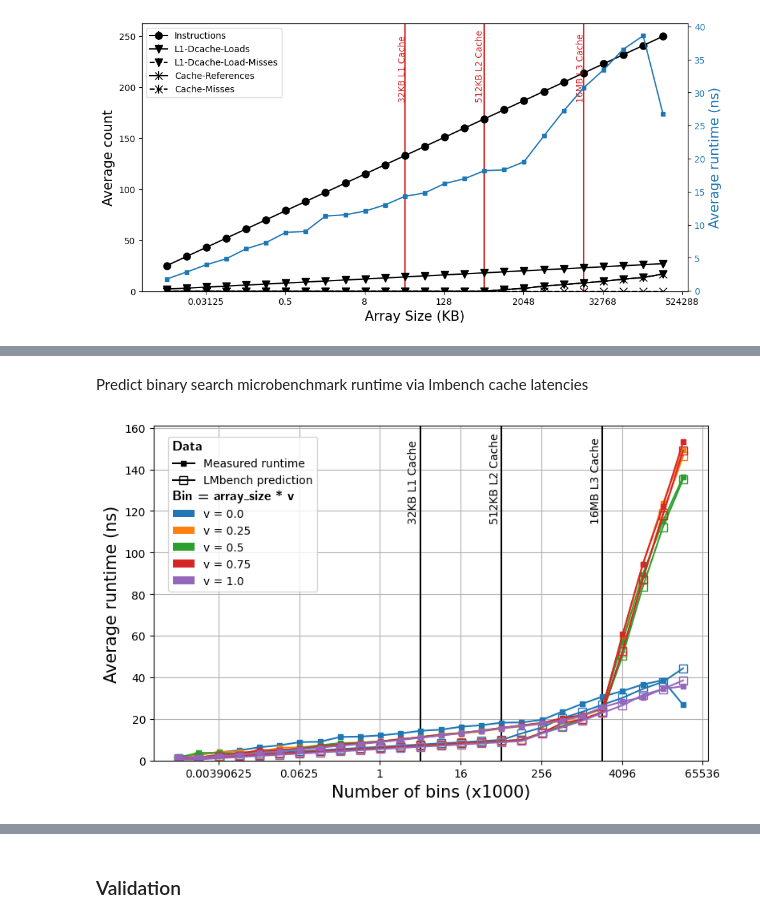
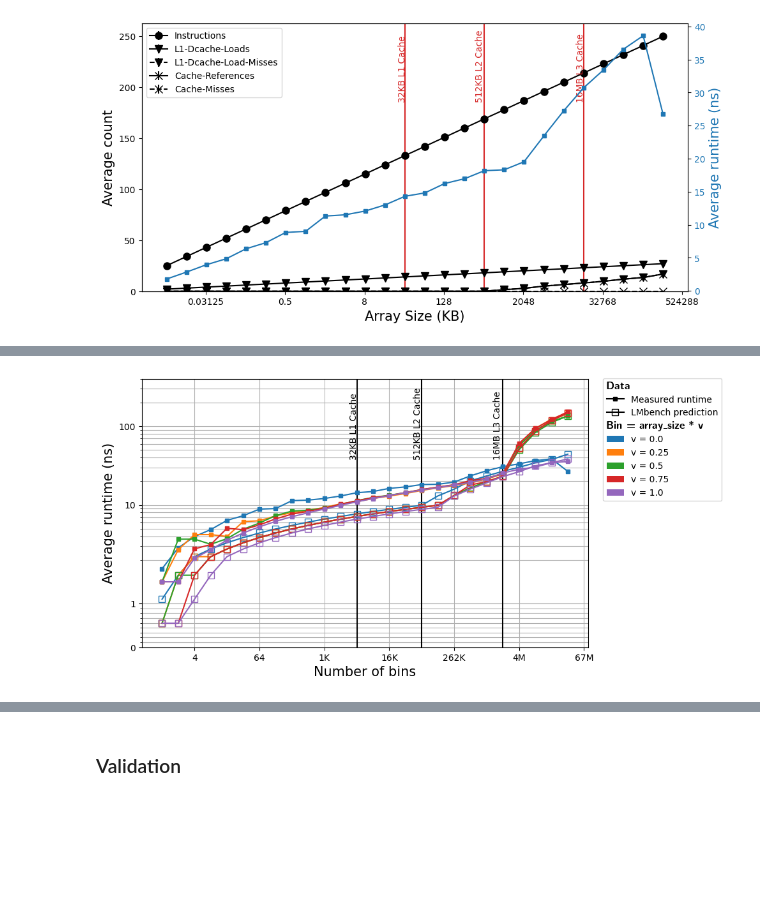
Before and after one commit to jolly-chen/msc-project, a Jupyter notebook: cpu-sequential/validation-das6.ipynb, the cells around one changed output, grey strips where cells are left out. Drawn from its saved outputs; the diff is of its cells as text; code cells hidden in the pictures; blank space fills up the shorter version.

Commit message:
Add binsearch validation

```diff
--- a/cpu-sequential/validation-das6.ipynb
+++ b/cpu-sequential/validation-das6.ipynb
@@ -744,5 +765,6 @@ bm_df.head(10)
 # %%
-validation_results = "das6-cpu/20231127-223143"
+# validation_results = "das6-cpu/20231127-223143"
+validation_results = "das6-cpu/inner_validation"
 validation_df = pd.read_csv(validation_results)
 validation_df["nvals"] =  validation_df["input"].apply(lambda s: float(s.split("_")[-1].split(".")[0]))
 validation_df["distribution"] =  validation_df["input"].apply(lambda s: s.split("_")[1])
@@ -816,14 +850,18 @@ usb_df
 # %%
+selected_bins = unique_nbins
+
 for nb in unique_nbins:
-    plt.errorbar(unique_nvals, gp_vd.mean().loc["CPU", "uniform", :, nb, 32768, False]["tstats"],
-                 yerr=gp_vd.std().loc["CPU", "uniform", :, nb, 32768, False]["tstats"],
-                 marker="o", ecolor="k", label=f"{int(nb)} bin{'s' if int(nb) > 1 else ''}")
+    avg = gp_vd.mean().loc["CPU", "constant-0.5", :, nb, 32768, False]
+    std = gp_vd.mean().loc["CPU", "constant-0.5", :, nb, 32768, False]
+    plt.errorbar(unique_nvals, avg["tstats"], yerr=std["tstats"],
+                 marker="o", ecolor="k", label=f"{human_readable(int(nb))} bin{'s' if int(nb) > 1 else ''}")
 
 plt.plot(unique_nvals, np.repeat(usb_df["real_time"].values[0],
                                  len(unique_nvals)) * (unique_nvals/1e4)/usb_df["time_factor"].values[0],
+         marker="s",
          label="Prediction")
 plt.xlabel("Number of values")
 plt.ylabel("Time (s)")
-plt.legend()
-plt.savefig("updatestats_validation_das6.pdf")
+plt.legend(loc="upper left")
+# plt.savefig("updatestats_validation_das6.pdf")
 # %% [output]
@@ -1938,10 +1973,9 @@ plt.show()
-# %% [markdown]
-Predict binary search microbenchmark runtime via lmbench cache latencies
 # %%
+######### Predict binary search microbenchmark runtime via lmbench cache latencies ######
 selected_val = cbm_mean["param_1"].unique()
 # selected_val = ["3"]
 unit = "ns"
-norm = 1e3
+norm = 1
 
 fig = plt.figure(figsize=(8, 5))
 ax = plt.subplot(111)
@@ -1966,55 +2000,59 @@ for vi, val in enumerate(selected_val):
     ax.errorbar((avg_df["nbins"])/norm, (avg_l1 + avg_l2 + avg_l3)/4,
               c=colors[vi], marker="s", markersize=7, markerfacecolor='none')
 
-ax.set_ylabel(f"Average runtime ({unit})", color=acolor)
-ax.set_xlabel(f"Number of bins (x{int(norm)})")
+ax.set_xlabel(f"Number of bins")
+ax.set_xscale("log", base=2)
+ax.xaxis.set_major_formatter(ticker.FuncFormatter(lambda x, _: f"{human_readable(int(x))}"))
 # ax.set_xlabel("Array Size (KB)")
 
-ax.set_xscale("log", base=2)
+ax.set_ylabel(f"Average runtime ({unit})", color=acolor)
+ax.set_yscale("symlog")
 ax.tick_params(axis='y', labelcolor=acolor)
-ax.xaxis.set_major_formatter(ticker.FormatStrFormatter("%g"))
+ax.yaxis.set_major_formatter(ticker.FormatStrFormatter("%g"))
+yaxis = plt.gca().yaxis
+yaxis.set_minor_locator(MinorSymLogLocator(1e-1))
 ax.grid(True, which="both")
 
 hmin, hmax = ax.get_ylim()
-div = 115
+hmax = 400
+div = 40
 vclr="k"
 ax.vlines(l1_size/8/norm, ymin=hmin, ymax=hmax, color=vclr)
-ax.text(l1_size/8/norm - 1.5, div, "32KB L1 Cache", rotation=90, color=vclr)
+ax.text(l1_size/8/norm - 1100, div, "32KB L1 Cache", rotation=90, color=vclr)
 ax.vlines(l2_size/8/norm, ymin=hmin, ymax=hmax, color=vclr)
-ax.text(l2_size/8/norm - 22.5, div, "512KB L2 Cache", rotation=90, color=vclr)
+ax.text(l2_size/8/norm - 20000, div, "512KB L2 Cache", rotation=90, color=vclr)
 ax.vlines(l3_size/8/norm, ymin=hmin, ymax=hmax, color=vclr)
-ax.text(l3_size/8/norm - 700, div, "16MB L3 Cache", rotation=90, color=vclr)
+ax.text(l3_size/8/norm - 700000, div, "16MB L3 Cache", rotation=90, color=vclr)
 ax.set_ylim([0, hmax])
 
 hndls = ax.get_legend_handles_labels()[0]
 hndls.insert(0, "Data")
 hndls.insert(3, "Bin = array_size * v")
 lbls = ax.get_legend_handles_labels()[1]
 lbls.insert(0, "")
 lbls.insert(3, "")
 
 # hndls = ["Data"]
 # hndls.extend(ax1.get_legend_handles_labels()[0])
 # hndls.append("Bin = array_size * v")
 # hndls.extend(ax.get_legend_handles_labels()[0])
 # lbls = [""]
 # lbls.extend(ax1.get_legend_handles_labels()[1])
 # lbls.append("")
 # lbls.extend(ax.get_legend_handles_labels()[1])
 
-legend = fig.legend(hndls, lbls, loc='upper left',
-                    bbox_to_anchor=(0.11, 0.95),
+legend = fig.legend(hndls, lbls,  loc='center left', bbox_to_anchor=(0.99, 0.78),
                     handler_map={str: LegendTitle({'fontsize':12})})
 # fig.legend(loc='upper left',
 #            # bbox_to_anchor=(1, 0.81),
 #            title="Bin = array_size * v", alignment="left",
 #            title_fontproperties={'weight':'bold'})
 
 fig.tight_layout()
-# plt.savefig("../../images/binsearch_mb_prediction.pdf", format="pdf", bbox_inches='tight')
+plt.savefig("../../images/binsearch_mb_prediction.pdf", format="pdf", bbox_inches='tight')
 plt.show()
 # %% [output]
-[figure, old version]
+[figure, new version]
 # %%
 # Predict number of accesses based on nbins
 selected_val = cbm_mean["param_1"].unique()
```
Also changed, not shown: parts of 27 cells of this notebook.
